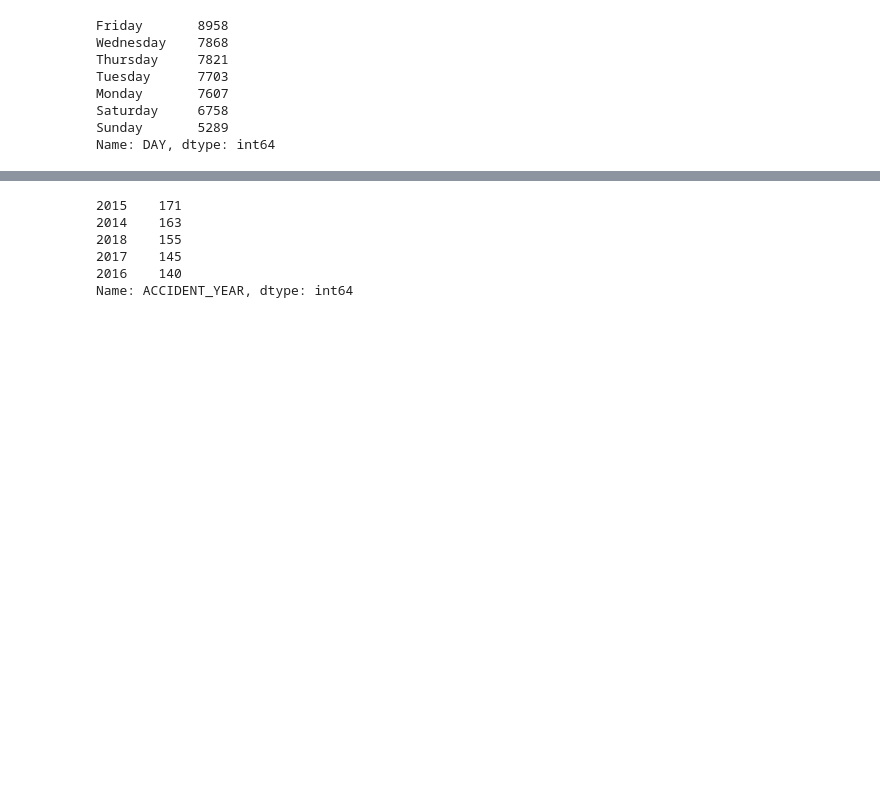
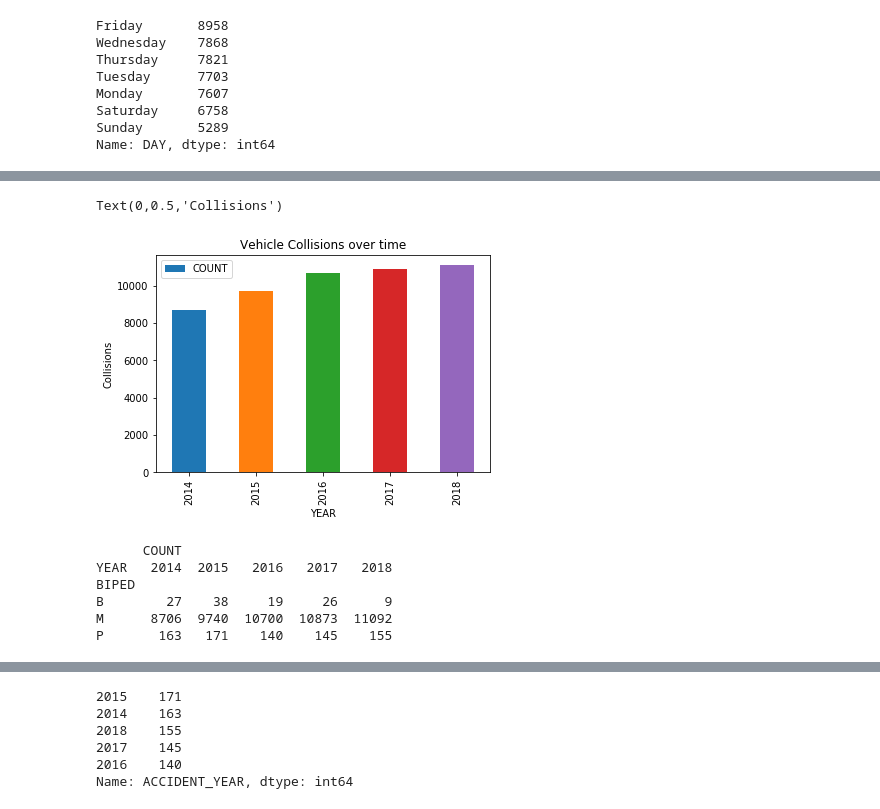
Before and after one commit to UNCG-CSE/GSBO_City_Collision_Data_Analysis, a Jupyter notebook: src/Pedestrian.ipynb, the cells around one changed output, grey strips where cells are left out. Cells and saved outputs as stored; diff of their text form; code cells hidden in the pictures; blank space fills up the shorter version.

```diff
--- a/src/Pedestrian.ipynb
+++ b/src/Pedestrian.ipynb
@@ -380,0 +426,17 @@ noped_data = all_data[all_data.PEDESTRIAN_REL == 'NO']
+# %%
+df[df.BIPED == 'M'].plot.bar(x='YEAR', y='COUNT')
+plt.title('Vehicle Collisions over time')
+plt.ylabel('Collisions')
+# %% [output]
+Text(0,0.5,'Collisions')
+[figure, added]
+# %%
+df_p = df.pivot(index='BIPED', columns='YEAR')
+df_p
+# %% [output]
+      COUNT
+YEAR   2014  2015   2016   2017   2018
+BIPED
+B        27    38     19     26      9
+M      8706  9740  10700  10873  11092
+P       163   171    140    145    155
```
Also changed, not shown: parts of 44 cells of this notebook.
